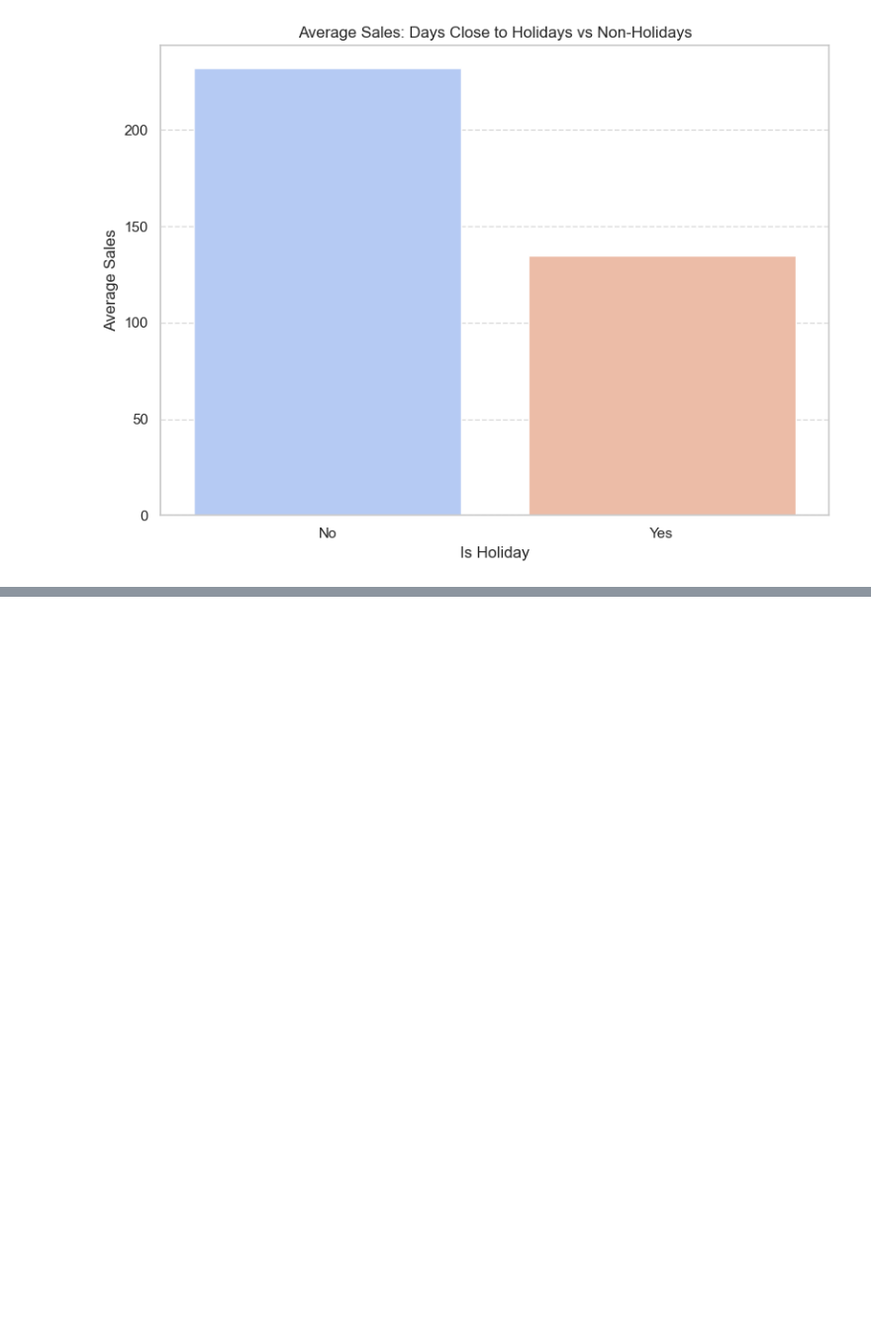
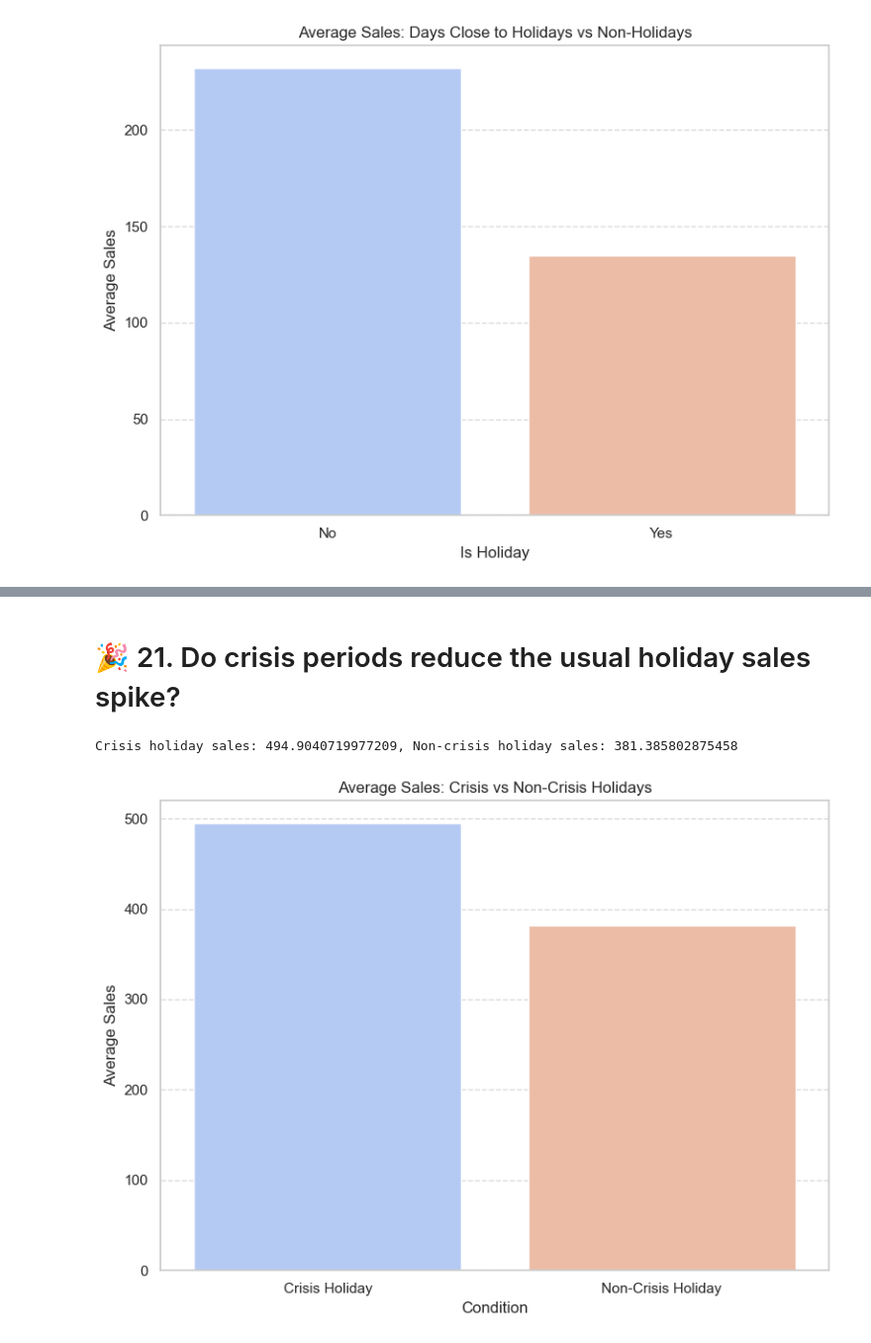
Before and after one commit to Seif-Eldin-Omar/sales-forecasting-optimization, a Jupyter notebook: notebooks/visualization_demo.ipynb, the cells around one changed output, grey strips where cells are left out. Shown at 99% size. Saved outputs shown, nothing was run; the diff lists cells and outputs as text; code cells hidden in the pictures; blank space fills up the shorter version.

```diff
--- a/notebooks/visualization_demo.ipynb
+++ b/notebooks/visualization_demo.ipynb
@@ -709,0 +792,26 @@ plt.show()
+# %% [markdown]
+# 🎉 21. Do crisis periods reduce the usual holiday sales spike?
+# %%
+# Create a DataFrame for visualization
+crisis_holiday_sales = df[(df['is_crisis'] == 1) & (df['is_holiday'] == 1)]['sales'].mean()
+non_crisis_holiday_sales = df[(df['is_crisis'] == 0) & (df['is_holiday'] == 1)]['sales'].mean()
+print(f"Crisis holiday sales: {crisis_holiday_sales}, Non-crisis holiday sales: {non_crisis_holiday_sales}")
+crisis_holiday_sales_data = pd.DataFrame({
+    'Condition': ['Crisis Holiday', 'Non-Crisis Holiday'],
+    'Average Sales': [crisis_holiday_sales, non_crisis_holiday_sales]
+})
+
+# Plot the data
+plt.figure(figsize=(8, 6))
+sns.barplot(data=crisis_holiday_sales_data, x='Condition', y='Average Sales', palette='coolwarm')
+
+# Customize the plot
+plt.title('Average Sales: Crisis vs Non-Crisis Holidays')
+plt.xlabel('Condition')
+plt.ylabel('Average Sales')
+plt.grid(axis='y', linestyle='--', alpha=0.7)
+plt.tight_layout()
+plt.show()
+# %% [output]
+Crisis holiday sales: 494.9040719977209, Non-crisis holiday sales: 381.385802875458
+[figure, added]
```
Also changed, not shown: parts of 19 cells of this notebook, 6 other files.
